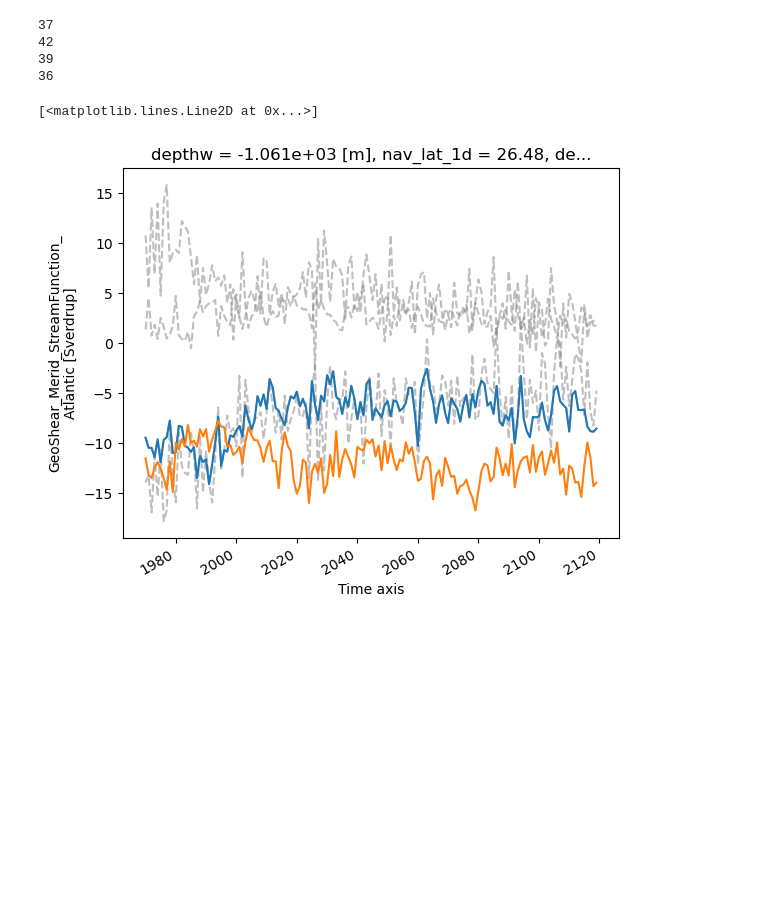
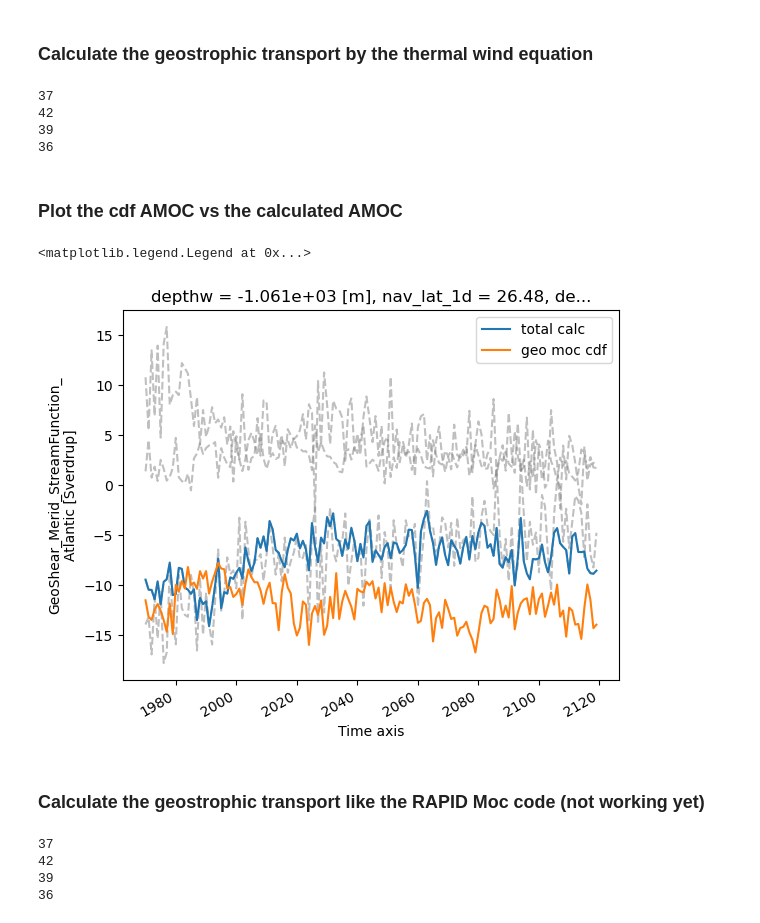
Before and after one commit to ywoelker/rapid-geostrophic-reconstruction, a Jupyter notebook: viking20x-geostrophic-calculation.ipynb, the cells around one changed output. Saved outputs shown, nothing was run; the diff lists cells and outputs as text; code cells hidden in the pictures; blank space fills up the shorter version.

Commit message:
Add the thermal wind equation.

```diff
--- a/viking20x-geostrophic-calculation.ipynb
+++ b/viking20x-geostrophic-calculation.ipynb
@@ -68,6 +80,8 @@ mooring_positios = [
     [26.99,-16.23],
     [24.52,-50.57],
     [24.52,-41.21]]
+# %% [markdown]
+### Calculate the geostrophic transport by the thermal wind equation
 # %%
 transport_pairs = ((0, 1), (1, 3), (3, 4), (4, 2))
 
@@ -118,12 +132,72 @@ for i, (mooring_i, mooring_j) in enumerate(transport_pairs):
 42
 39
 36
+# %% [markdown]
+### Plot the cdf AMOC vs the calculated AMOC
 # %%
+import matplotlib.pyplot as plt
 for at in amoc_parts:
     at.resample(time_counter = 'AS').mean().plot(x = 'time_counter', color = 'gray', linestyle = '--', alpha = .5)
 
 amoc_total.resample(time_counter = 'AS').mean().plot(x = 'time_counter', label = 'total calc')
 geo_moc.resample(time_counter = 'AS').mean().plot(x = 'time_counter', label = 'geo moc cdf')
+
+plt.legend()
 # %% [output]
-[<matplotlib.lines.Line2D at 0x...>]
+<matplotlib.legend.Legend at 0x...>
-[figure, old version]
+[figure, new version]
+# %% [markdown]
+### Calculate the geostrophic transport like the RAPID Moc code (not working yet)
+# %%
+# The method from RapidMoc
+ROT = 7.292116E-5
+
+amoc_parts = []
+amoc_total = None
+
+for i, (mooring_i, mooring_j) in enumerate(transport_pairs):
+
+    west_mooring = rho.isel(mooring = mooring_i)
+    east_mooring = rho.isel(mooring = mooring_j)
+
+    west_rho_anom = (west_mooring - 1025) / 1025
+    east_rho_anom = (east_mooring - 1025) / 1025
+
+    west_dynamic_height = (west_rho_anom * depth_weights).isel(depth = slice(None, None, -1)).cumsum('depth').isel(depth = slice(None, None, -1))
+    east_dynamic_height = (east_rho_anom * depth_weights).isel(depth = slice(None, None, -1)).cumsum('depth').isel(depth = slice(None, None, -1))
+
+    corf = 2 * ROT * np.sin(np.deg2rad(lat_lon_west[0]))
+
+    lat_lon_west = mooring_positios[mooring_i]
+    lat_lon_east = mooring_positios[mooring_j]
+
+    #calculate distance between moorings
+    from pyproj import Geod
+    geod = Geod(ellps='WGS84')
+    _, _, distance = geod.inv(lat_lon_west[1], lat_lon_west[0], lat_lon_east[1], lat_lon_east[0])
+
+    max_depth_west = np.argwhere(np.isnan(west_mooring).values)[:, 1].min()
+    max_depth_east = np.argwhere(np.isnan(east_mooring).values)[:, 1].min()
+    max_depth = min(max_depth_west, max_depth_east)
+    print(max_depth)
+
+    # west_dynamic_height -= west_dynamic_height.isel(depth = max_depth)
+    # east_dynamic_height -= east_dynamic_height.isel(depth = max_depth)
+
+    west_dynamic_height = west_dynamic_height.isel(depth = slice(None, max_depth))
+    east_dynamic_height = east_dynamic_height.isel(depth = slice(None, max_depth))
+
+    v_geo = (-1. * (9.81 / corf) * (east_dynamic_height - west_dynamic_height) / distance)
+
+    amoc = (v_geo * distance * depth_weights[:max_depth] / 1e6).isel(depth = slice(None, None, -1)).cumsum('depth').isel(depth = slice(None, None, -1))
+
+    if amoc_total is None:
+        amoc_total = amoc.isel(depth = 24)
+    else:
+        amoc_total += amoc.isel(depth = 24)
+    amoc_parts.append(amoc.isel(depth = 24))
+# %% [output]
+37
+42
+39
+36
```
Also changed, not shown: parts of 2 cells of this notebook.
